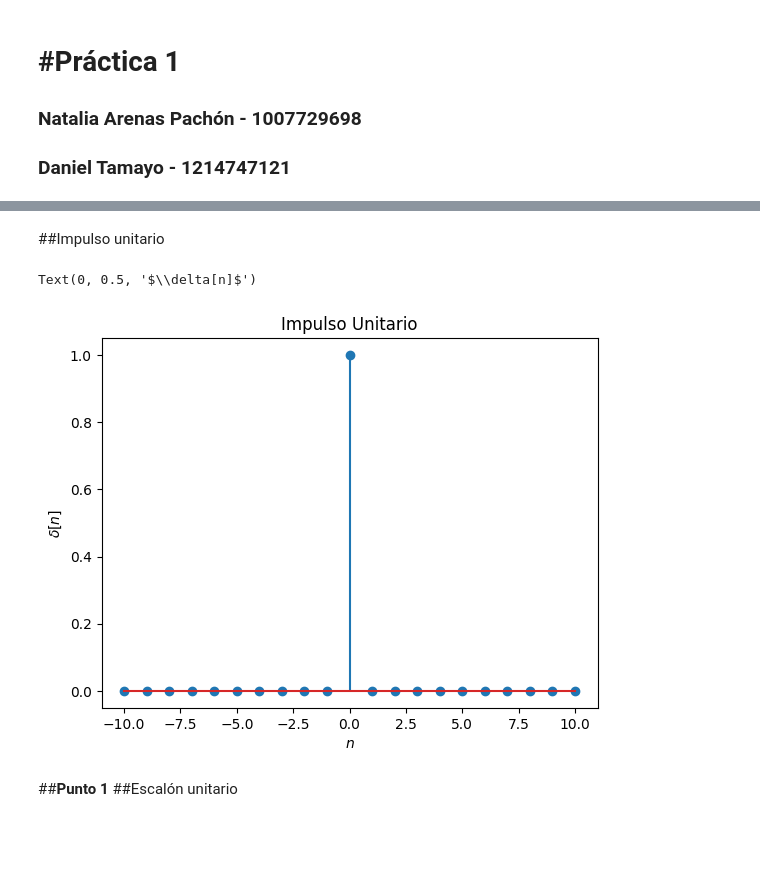
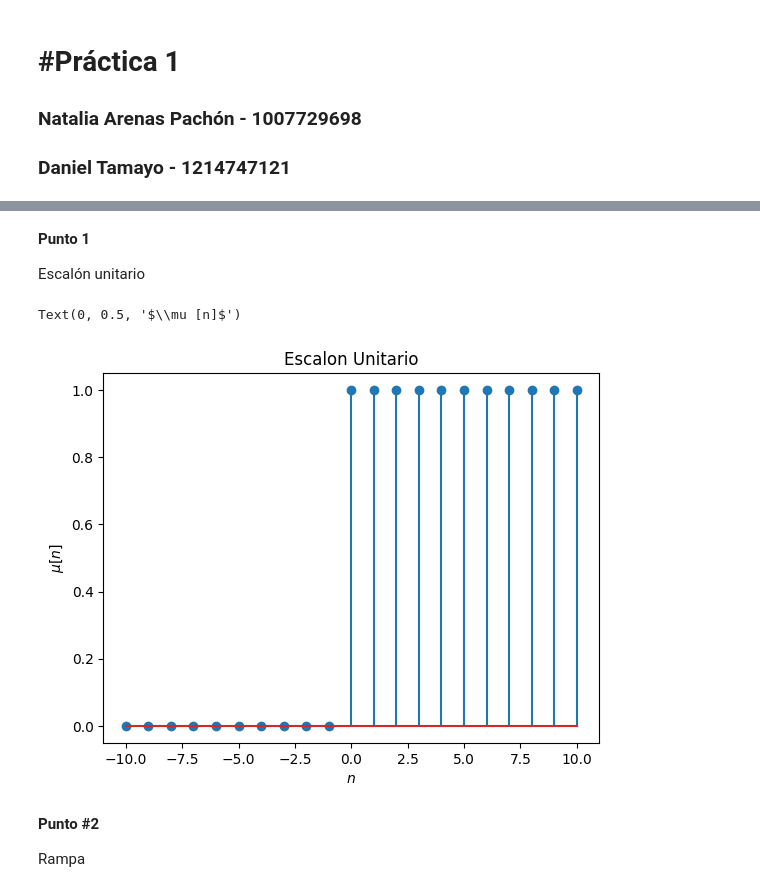
Before and after one commit to NataliaArenasP20/LaboratorioBiosenales, a Jupyter notebook: Practica_2/P2_NataliaArenas_DanielTamayo.ipynb, the cells around one changed output, grey strips where cells are left out. Cells and saved outputs as stored; diff of their text form; code cells hidden in the pictures; blank space fills up the shorter version.

```diff
--- a/Practica_2/P2_NataliaArenas_DanielTamayo.ipynb
+++ b/Practica_2/P2_NataliaArenas_DanielTamayo.ipynb
@@ -14,3 +13,12 @@ Requirement already satisfied: numpy in /usr/local/lib/python3.10/dist-packages
-# %%
-n = [-2,-1,0,1,2,3]
-x = [5,6,7,5,4,3]
+# %%
+def impseq(n0,n1,n2):
+  #Genera x(n) = delta(n-n0); n1<= n >= n2
+  n = np.arange(n1,n2+1) #Se crea el vector de muestras
+  x = (n-n0)==0
+  return[x,n]
+
+x,n=impseq(5,-10,10)
+plt.stem(n,x)
+plt.xlabel('$n$')
+plt.title('Impulso Unitario')
+plt.ylabel('$\delta[n]$')
@@ -17,21 +28,23 @@ x = [5,6,7,5,4,3]
 # %% [markdown]
-##Impulso unitario
+**Punto 1**
+
+Escalón unitario
 # %%
-def impseq(n0,n1,n2):
-  #Genera x(n) = delta(n-n0); n1<= n >= n2
+def escaseq(n0,n1,n2):
   n = np.arange(n1,n2+1) #Se crea el vector de muestras
-  x = (n-n0)==0
+  x = (n-n0)>=0
   return[x,n]
 
-x,n=impseq(0,-10,10)
+x,n=escaseq(0,-10,10)
 plt.stem(n,x)
 plt.xlabel('$n$')
-plt.title('Impulso Unitario')
-plt.ylabel('$\delta[n]$')
+plt.title('Escalon Unitario')
+plt.ylabel('$\mu [n]$')
 # %% [output]
-Text(0, 0.5, '$\\delta[n]$')
+Text(0, 0.5, '$\\mu [n]$')
-[figure, old version]
+[figure, new version]
-# %% [markdown]
-##**Punto 1**
-##Escalón unitario
+# %% [markdown]
+**Punto #2**
+
+Rampa
 # %%
```
Also changed, not shown: parts of 12 cells of this notebook, 1 other file.
